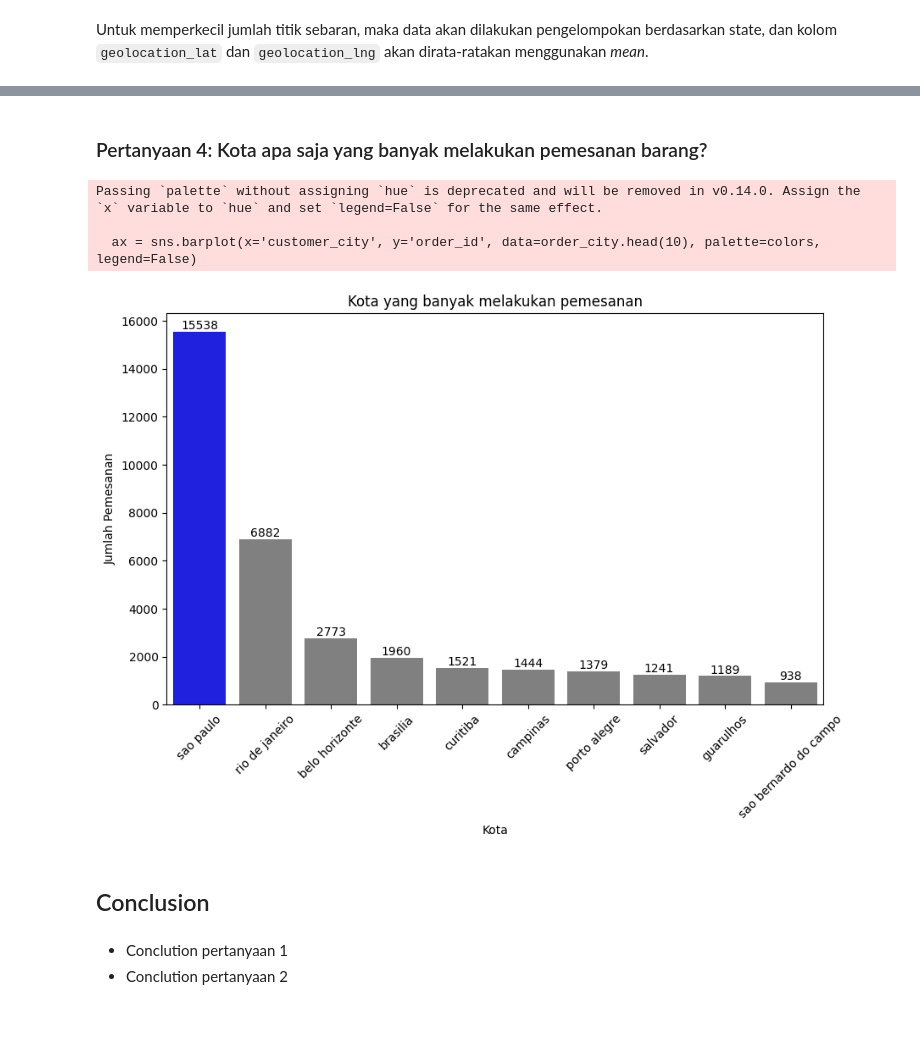
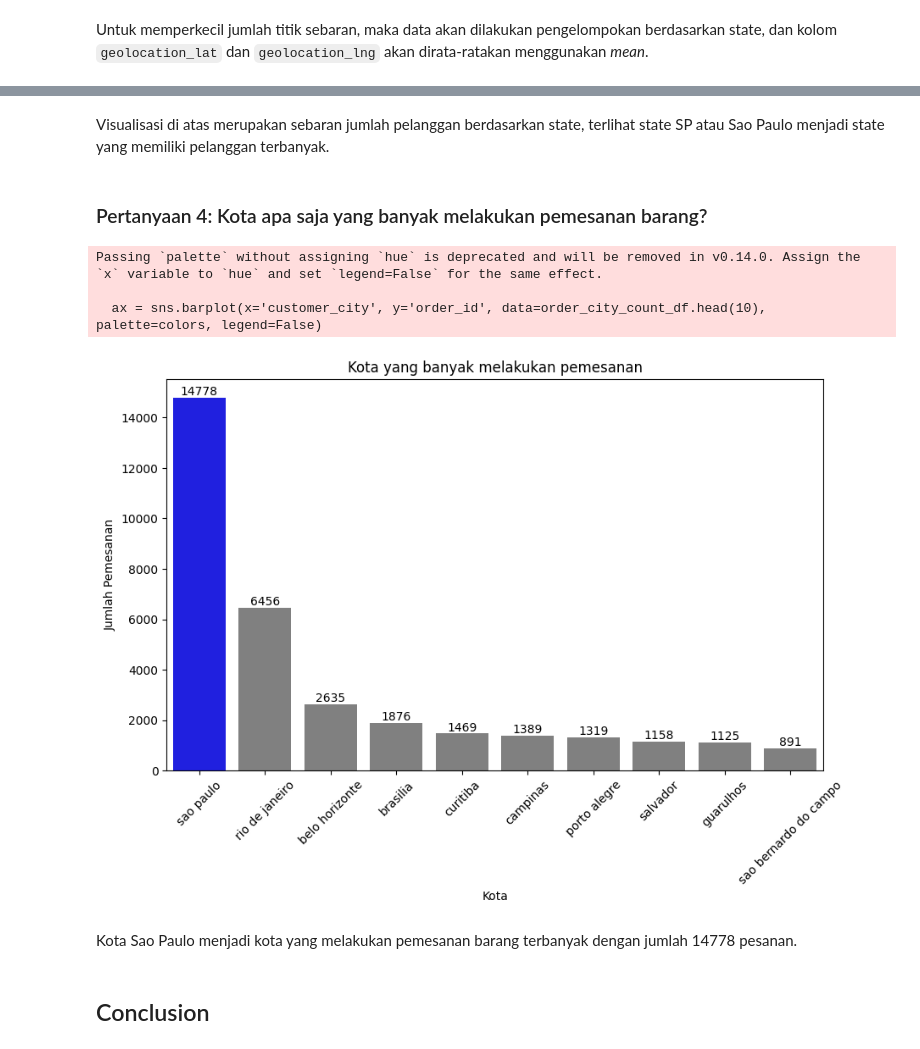
Before and after one commit to OscOkt021/dicoding-submission-data-analyst, a Jupyter notebook: submission/Proyek_Analisis_Data.ipynb, the cells around one changed output, grey strips where cells are left out. Cells and saved outputs as stored; diff of their text form; code cells hidden in the pictures; blank space fills up the shorter version.

```diff
--- a/submission/Proyek_Analisis_Data.ipynb
+++ b/submission/Proyek_Analisis_Data.ipynb
@@ -1025,12 +1097,25 @@ order_customer_geo_df.groupby(by='customer_state').order_id.nunique().sort_value
 # %% [markdown]
 ## Visualization & Explanatory Analysis
+# %%
+items_orders_products_payments_df = pd.read_csv('data/data_ready/items_orders_products_data.csv')
+state_mark_customer_count_df = pd.read_csv('data/data_ready/state_mark_customer_count_data.csv')
+order_city_count_df = pd.read_csv('data/data_ready/order_city_count_data.csv')
+
+products_count_df = items_orders_products_payments_df.groupby(by='product_category_name_english').product_id.nunique().sort_values(ascending=False).reset_index()
+payments_type_count = items_orders_products_payments_df.groupby(by='payment_type').order_id.nunique().sort_values(ascending=False).reset_index()
+
+state_names = {
+    'AC': 'Acre', 'AL': 'Alagoas', 'AM': 'Amazonas', 'AP': 'Amapá', 'BA': 'Bahia', 'CE': 'Ceará', 'DF': 'Distrito Federal', 'ES': 'Espírito Santo', 'GO': 'Goiás', 'MA': 'Maranhão', 'MG': 'Minas Gerais', 'MS': 'Mato Grosso do Sul', 'MT': 'Mato Grosso', 'PA': 'Pará', 'PB': 'Paraíba', 'PE': 'Pernambuco', 'PI': 'Piauí', 'PR': 'Paraná', 'RJ': 'Rio de Janeiro', 'RN': 'Rio Grande do Norte', 'RO': 'Rondônia', 'RR': 'Roraima', 'RS': 'Rio Grande do Sul', 'SC': 'Santa Catarina', 'SE': 'Sergipe', 'SP': 'São Paulo', 'TO': 'Tocantins'
+}
+
+state_mark_customer_count_df['state_name'] = state_mark_customer_count_df['customer_state'].map(state_names)
 # %% [markdown]
 ### Pertanyaan 1: Kategori produk apa yang paling banyak dan paling sedikit terjual?
 # %%
-colors = ['grey' if value != max(product_category_count['product_id'].head(10)) else 'blue' for value in product_category_count['product_id'].head(10)]
+colors = ['grey' if value != max(products_count_df['product_id'].head(10)) else 'blue' for value in products_count_df['product_id'].head(10)]
 
 plt.figure(figsize=(10, 6))
-ax = sns.barplot(x='product_category_name_english', y='product_id', data=product_category_count.head(10), palette=colors, legend=False)
+ax = sns.barplot(x='product_category_name_english', y='product_id', data=products_count_df.head(10), palette=colors, legend=False)
 
 for container in ax.containers:
     ax.bar_label(container)
@@ -1049,8 +1136,8 @@ Passing `palette` without assigning `hue` is deprecated and will be removed in v
 # %%
-colors = ['grey' if value != min(product_category_count['product_id'].tail(10)) else 'red' for value in product_category_count['product_id'].tail(10)]
+colors = ['grey' if value != min(products_count_df['product_id'].tail(10)) else 'red' for value in products_count_df['product_id'].tail(10)]
 
 plt.figure(figsize=(10, 6))
-ax = sns.barplot(x='product_category_name_english', y='product_id', data=product_category_count.tail(10), palette=colors, legend=False)
+ax = sns.barplot(x='product_category_name_english', y='product_id', data=products_count_df.tail(10), palette=colors, legend=False)
 
 for container in ax.containers:
     ax.bar_label(container)
@@ -1167,29 +1242,28 @@ plt.show()
+# %% [markdown]
+Visualisasi di atas merupakan sebaran jumlah pelanggan berdasarkan state, terlihat state SP atau Sao Paulo menjadi state yang memiliki pelanggan terbanyak.
 # %% [markdown]
 ### Pertanyaan 4: Kota apa saja yang banyak melakukan pemesanan barang?
 # %%
-order_city = order_customer_geo_df.groupby(by='customer_city').order_id.nunique().sort_values(ascending=False).reset_index().head(10)
-
-colors = ['grey' if value != max(order_city['order_id'].head(10)) else 'blue' for value in order_city['order_id'].head(10)]
+colors = ['grey' if value != max(order_city_count_df['order_id'].head(10)) else 'blue' for value in order_city_count_df['order_id'].head(10)]
 
 plt.figure(figsize=(10, 6))
-ax = sns.barplot(x='customer_city', y='order_id', data=order_city.head(10), palette=colors, legend=False)
+ax = sns.barplot(x='customer_city', y='order_id', data=order_city_count_df.head(10), palette=colors, legend=False)
 
 for container in ax.containers:
     ax.bar_label(container)
 
 plt.title('Kota yang banyak melakukan pemesanan')
 plt.xlabel('Kota')
 plt.ylabel('Jumlah Pemesanan')
 
 plt.xticks(rotation=45)
 plt.show()
 # %% [output]
 Passing `palette` without assigning `hue` is deprecated and will be removed in v0.14.0. Assign the `x` variable to `hue` and set `legend=False` for the same effect.
 
-  ax = sns.barplot(x='customer_city', y='order_id', data=order_city.head(10), palette=colors, legend=False)
+  ax = sns.barplot(x='customer_city', y='order_id', data=order_city_count_df.head(10), palette=colors, legend=False)
-[figure, old version]
+[figure, new version]
+# %% [markdown]
+Kota Sao Paulo menjadi kota yang melakukan pemesanan barang terbanyak dengan jumlah 14778 pesanan.
 # %% [markdown]
 ## Conclusion
-# %% [markdown]
-- Conclution pertanyaan 1
-- Conclution pertanyaan 2
```
Also changed, not shown: parts of 23 cells of this notebook, 12 other files.
